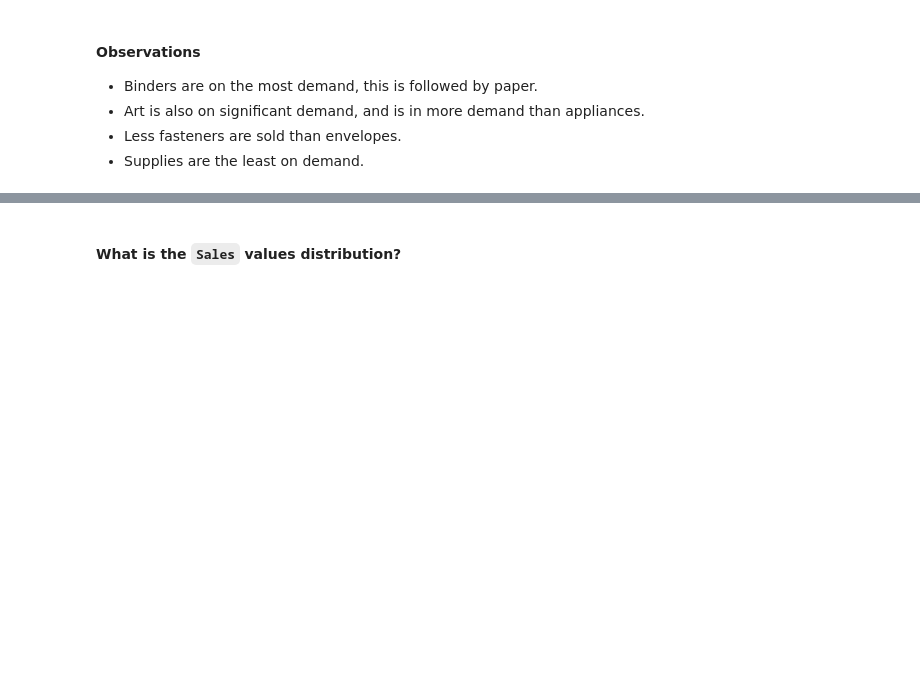
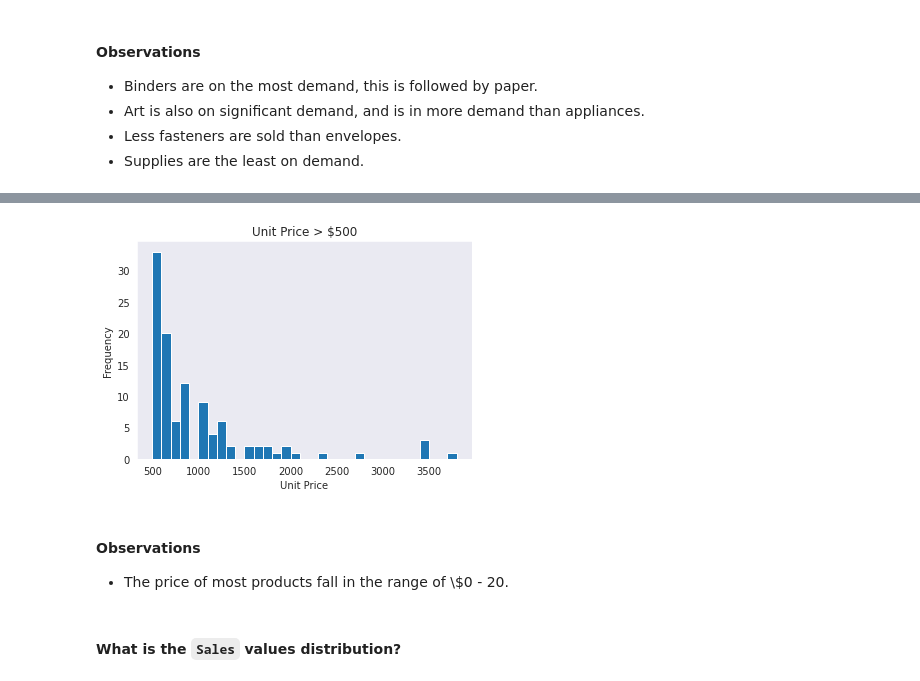
Before and after one commit to Dee-nDee/SuperStore_Data_Analysis, a Jupyter notebook: SuperStore.ipynb, the cells around one changed output, grey strips where cells are left out. Cells and saved outputs as stored; diff of their text form; code cells hidden in the pictures; blank space fills up the shorter version.

```diff
--- a/SuperStore.ipynb
+++ b/SuperStore.ipynb
@@ -723,3 +819,22 @@ plt.grid(False)
+# %%
+#create bins for the higher unit price histogram
+bin_s = np.arange(500, higher_unit_price.Unit_Price.max() + 100, 100)
+# %%
+#plot histogram for higher unit price group
+plt.hist(data = higher_unit_price, x = "Unit_Price", bins = bin_s);
+
+#label axes
+plt.xlabel("Unit Price")
+plt.ylabel("Frequency")
+plt.title("Unit Price > $500")
+
+plt.grid(False)
+# %% [output]
+[figure, added]
+# %% [markdown]
+#### Observations
+
+- The price of most products fall in the range of \\$0 - 20.
 # %% [markdown]
 #### What is the `Sales` values distribution?
 # %%
```
Also changed, not shown: parts of 31 cells of this notebook.
